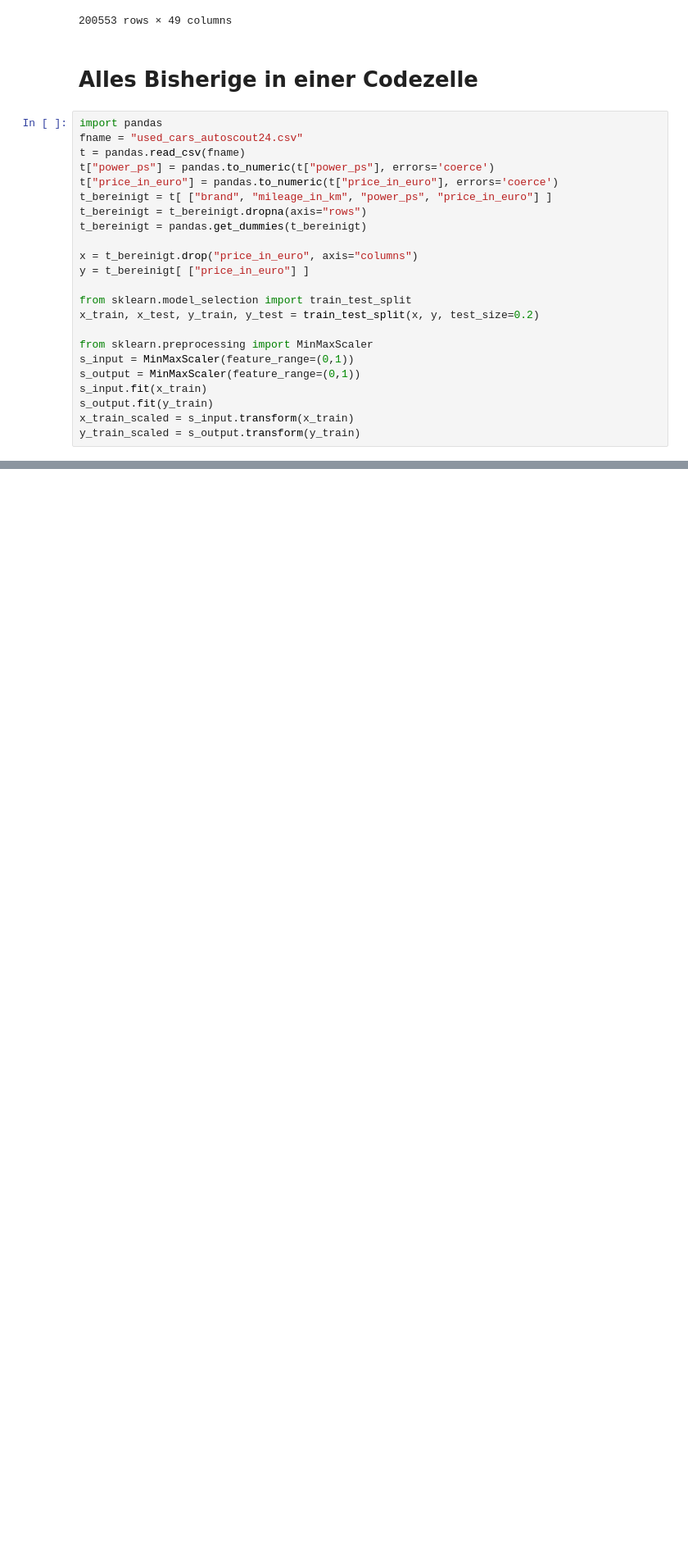
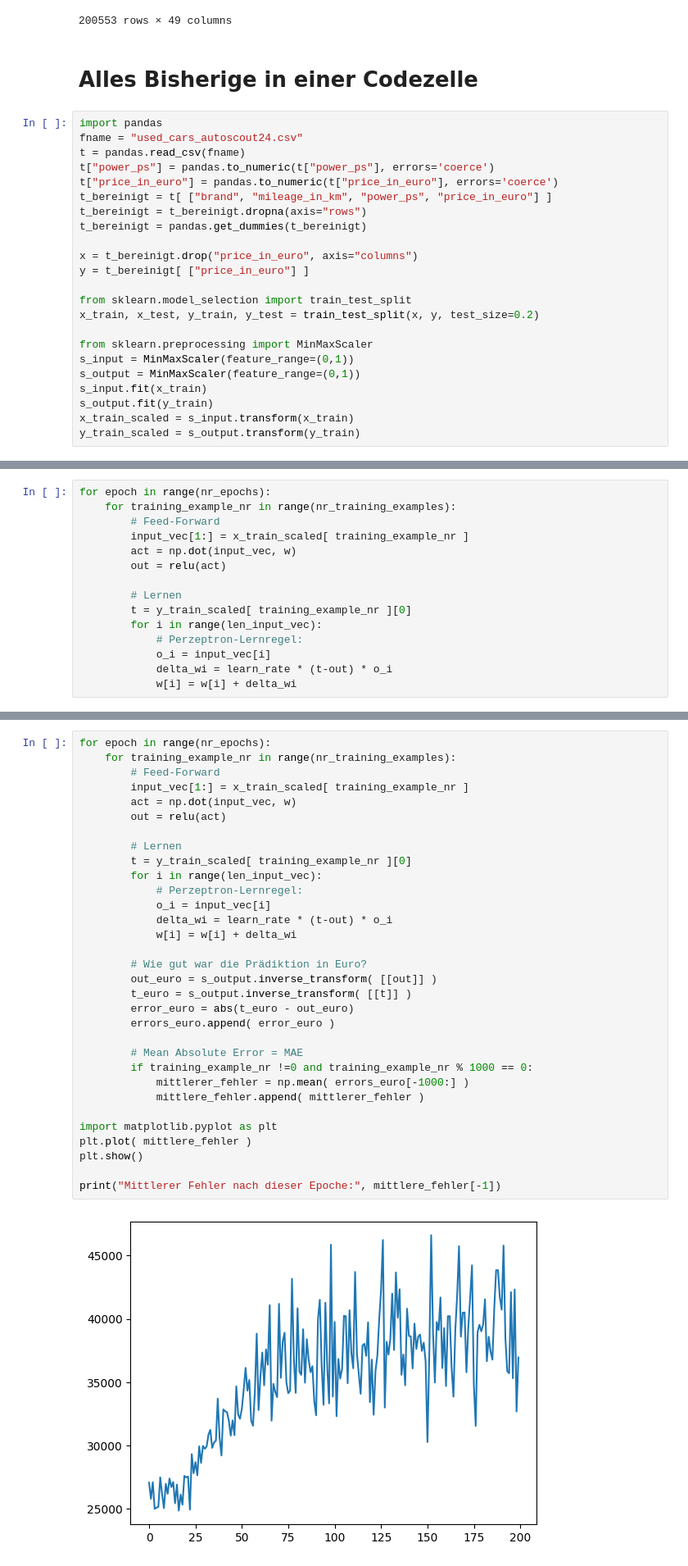
Before and after one commit to juebrauer/code_ws2425, a Jupyter notebook: dl/01_ein_nn_selber_programmieren.ipynb, the cells around one changed output, grey strips where cells are left out. Shown at 82% size. Drawn from its saved outputs; the diff is of its cells as text; blank space fills up the shorter version.

Commit message:
1. Feedforward of an input vector 2. Learning implemented 3. Test function for testing the Perceptron

```diff
--- a/dl/01_ein_nn_selber_programmieren.ipynb
+++ b/dl/01_ein_nn_selber_programmieren.ipynb
@@ -487,0 +669,15 @@ y_train_scaled = s_output.transform(y_train)
+# %%
+for epoch in range(nr_epochs):
+    for training_example_nr in range(nr_training_examples):
+        # Feed-Forward
+        input_vec[1:] = x_train_scaled[ training_example_nr ]
+        act = np.dot(input_vec, w)
+        out = relu(act)
+
+        # Lernen
+        t = y_train_scaled[ training_example_nr ][0]
+        for i in range(len_input_vec):
+            # Perzeptron-Lernregel:
+            o_i = input_vec[i]
+            delta_wi = learn_rate * (t-out) * o_i
+            w[i] = w[i] + delta_wi
@@ -487,0 +769,34 @@ y_train_scaled = s_output.transform(y_train)
+# %%
+for epoch in range(nr_epochs):
+    for training_example_nr in range(nr_training_examples):
+        # Feed-Forward
+        input_vec[1:] = x_train_scaled[ training_example_nr ]
+        act = np.dot(input_vec, w)
+        out = relu(act)
+
+        # Lernen
+        t = y_train_scaled[ training_example_nr ][0]
+        for i in range(len_input_vec):
+            # Perzeptron-Lernregel:
+            o_i = input_vec[i]
+            delta_wi = learn_rate * (t-out) * o_i
+            w[i] = w[i] + delta_wi
+
+        # Wie gut war die Prädiktion in Euro?
+        out_euro = s_output.inverse_transform( [[out]] )
+        t_euro = s_output.inverse_transform( [[t]] )
+        error_euro = abs(t_euro - out_euro)
+        errors_euro.append( error_euro )
+
+        # Mean Absolute Error = MAE
+        if training_example_nr !=0 and training_example_nr % 1000 == 0:
+            mittlerer_fehler = np.mean( errors_euro[-1000:] )
+            mittlere_fehler.append( mittlerer_fehler )
+
+import matplotlib.pyplot as plt
+plt.plot( mittlere_fehler )
+plt.show()
+
+print("Mittlerer Fehler nach dieser Epoche:", mittlere_fehler[-1])
+# %% [output]
+[figure, added]
```
Also changed, not shown: parts of 28 cells of this notebook.
